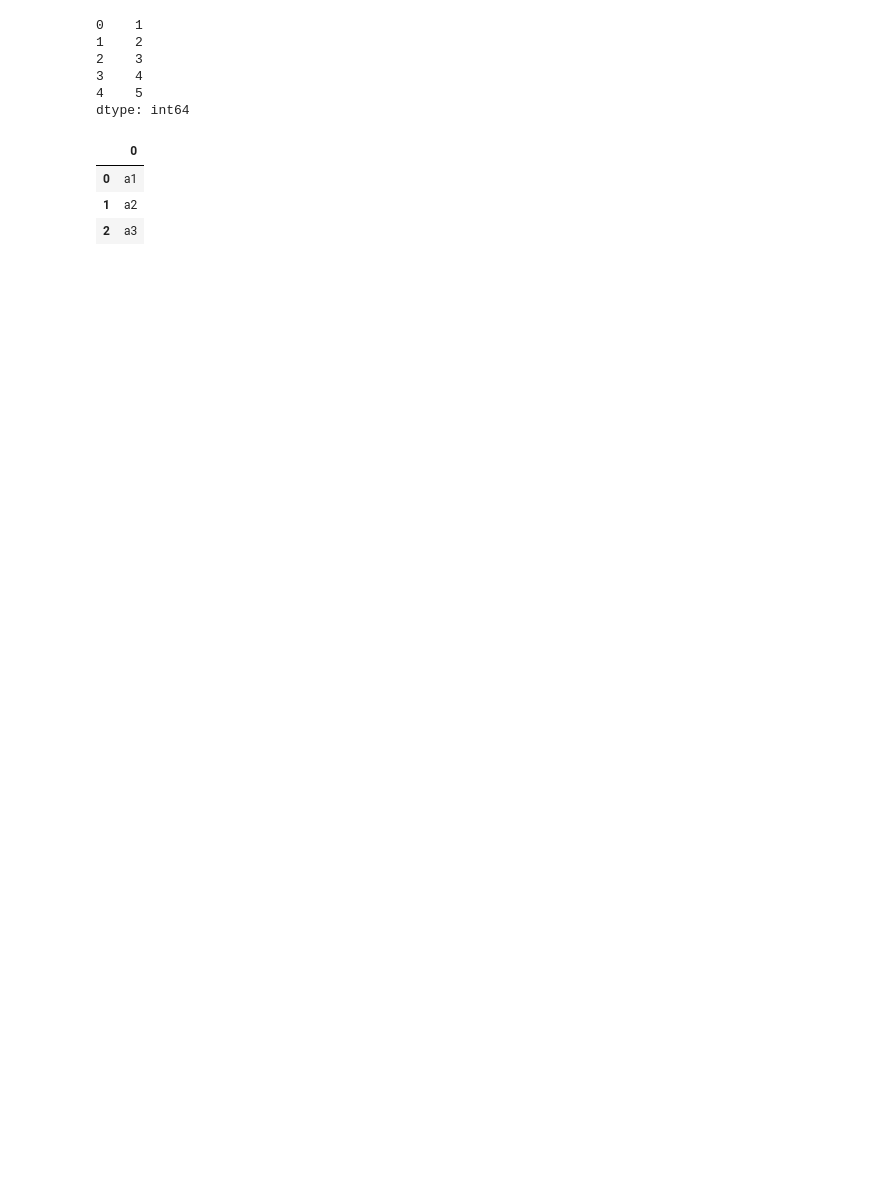
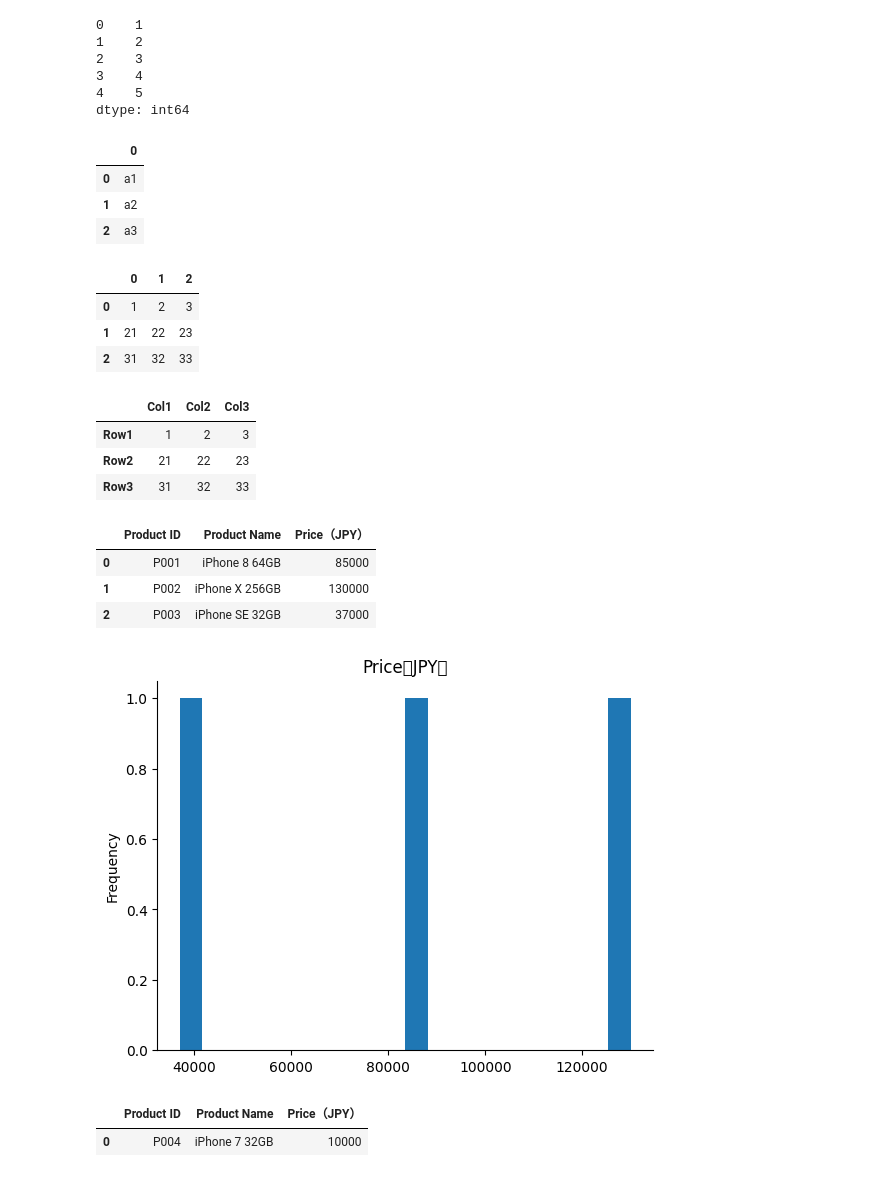
Before and after one commit to tamchantoGithub/tampy, a Jupyter notebook: colabtest1.ipynb, the cells around one changed output. Saved outputs shown, nothing was run; the diff lists cells and outputs as text; code cells hidden in the pictures; blank space fills up the shorter version.

```diff
--- a/colabtest1.ipynb
+++ b/colabtest1.ipynb
@@ -32,3 +32,49 @@ dtype: int64
 | 0 | a1 |
 | 1 | a2 |
 | 2 | a3 |
+# %%
+arr1 = np.array([[1,2,3],[21,22,23],[31,32,33]])
+pd.DataFrame(data=arr1)
+# %% [output]
+|  | 0 | 1 | 2 |
+| 0 | 1 | 2 | 3 |
+| 1 | 21 | 22 | 23 |
+| 2 | 31 | 32 | 33 |
+# %%
+index1 = ["Row1","Row2","Row3"]
+columun1 = ["Col1","Col2","Col3"]
+pd.DataFrame(data=arr1,index=index1,columns=columun1)
+# %% [output]
+|  | Col1 | Col2 | Col3 |
+| Row1 | 1 | 2 | 3 |
+| Row2 | 21 | 22 | 23 |
+| Row3 | 31 | 32 | 33 |
+# %%
+# ignore index
+#pd.DataFrame(data=arr1,index=index1,columns=columun1)
+list2 = [["P001", "iPhone 8 64GB", 85000],
+         ["P002", "iPhone X 256GB", 130000],
+         ["P003", "iPhone SE 32GB", 37000]]
+column2 = ["Product ID", "Product Name", "Price（JPY）"]
+df1 = pd.DataFrame(data=list2,columns=column2)
+df1
+# %% [output]
+|  | Product ID | Product Name | Price（JPY） |
+| 0 | P001 | iPhone 8 64GB | 85000 |
+| 1 | P002 | iPhone X 256GB | 130000 |
+| 2 | P003 | iPhone SE 32GB | 37000 |
+# %%
+# @title Price（JPY）
+
+from matplotlib import pyplot as plt
+df1['Price（JPY）'].plot(kind='hist', bins=20, title='Price（JPY）')
+plt.gca().spines[['top', 'right',]].set_visible(False)
+# %% [output]
+[figure, added]
+# %%
+df2 = pd.DataFrame(data= [["P004", "iPhone 7 32GB", 10000]],
+                   columns=column2)
+df2
+# %% [output]
+|  | Product ID | Product Name | Price（JPY） |
+| 0 | P004 | iPhone 7 32GB | 10000 |
```
Also changed, not shown: parts of 2 cells of this notebook.
